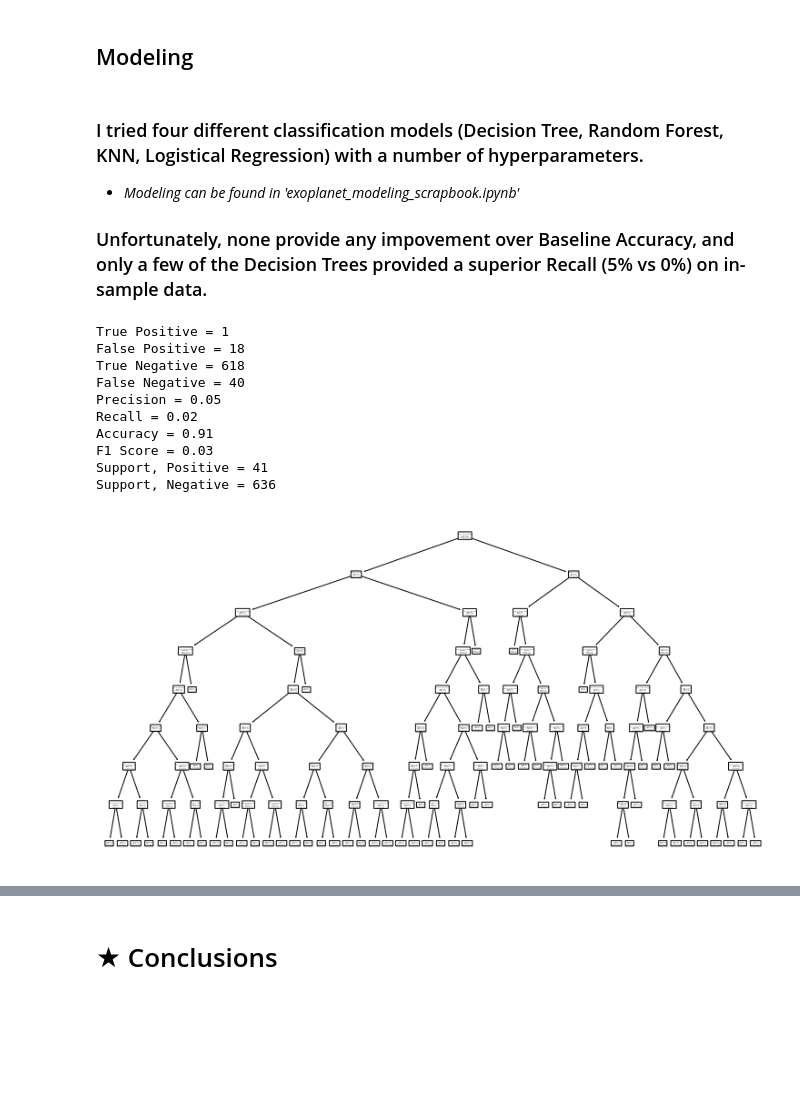
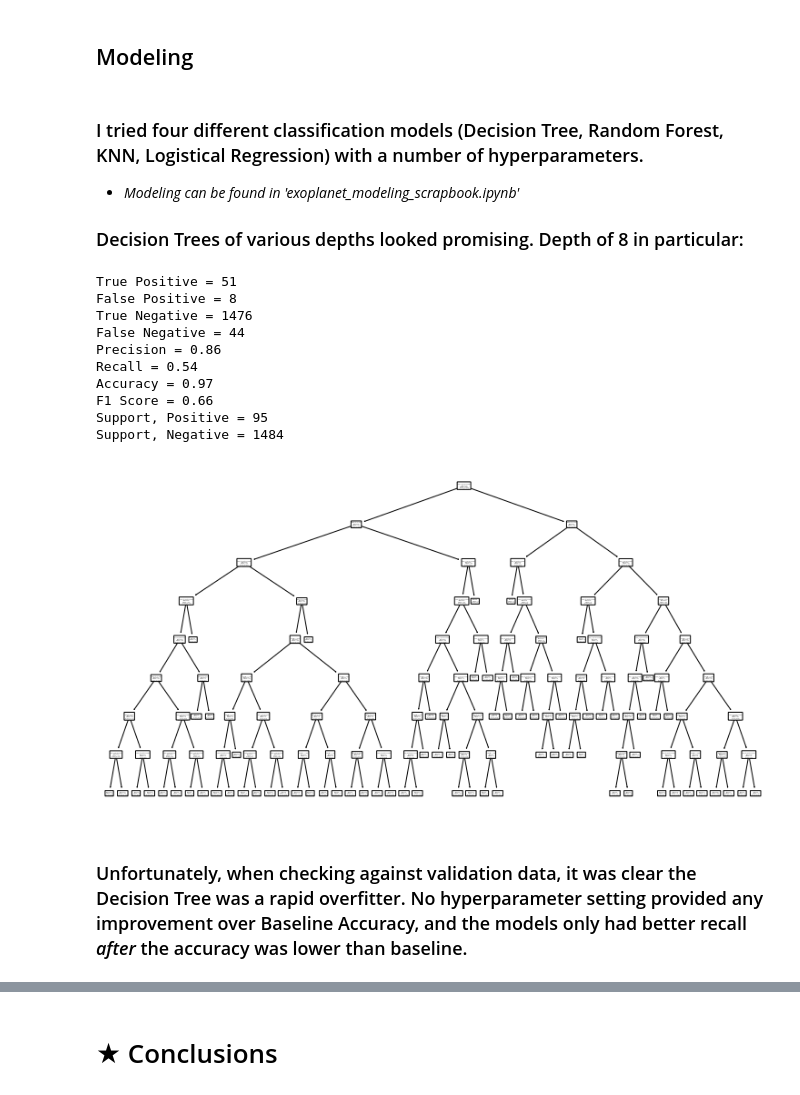
Before and after one commit to Miller-Ryan-1/exoplanet-analysis, a Jupyter notebook: exoplanet_study_notebook.ipynb, the cells around one changed output, grey strips where cells are left out. Cells and saved outputs as stored; diff of their text form; code cells hidden in the pictures; blank space fills up the shorter version.

```diff
--- a/exoplanet_study_notebook.ipynb
+++ b/exoplanet_study_notebook.ipynb
@@ -421,32 +463,34 @@ Baseline accuracy: 0.94
 ### I tried four different classification models (Decision Tree, Random Forest, KNN, Logistical Regression) with a number of hyperparameters.
 - *Modeling can be found in 'exoplanet_modeling_scrapbook.ipynb'*
 
-### Unfortunately, none provide any impovement over Baseline Accuracy, and only a few of the Decision Trees provided a superior Recall (5% vs 0%) on in-sample data.
+### Decision Trees of various depths looked promising.  Depth of 8 in particular:
 # %%
 # Decision Tree with k=8 leaves
 tree = DecisionTreeClassifier(max_depth=8, random_state=123)
 tree = tree.fit(X_train, y_train)
-y_tree_pred = tree.predict(X_validate)
-result = pd.DataFrame(confusion_matrix(y_validate, y_tree_pred))
+y_tree_pred = tree.predict(X_train)
+result = pd.DataFrame(confusion_matrix(y_train, y_tree_pred))
 results = matrix_result_2d(result)
 results['model'] = 'Decision Tree, Depth = 8'
 
 # Print Summary
 matrix_result_2d(result, output='print')
 
 # Plot Tree
 plt.figure(figsize=(13, 7))
 plot_tree(tree, feature_names=X_train.columns, class_names=tree.classes_, rounded=True)
 plt.show()
 # %% [output]
-True Positive = 1
-False Positive = 18
-True Negative = 618
-False Negative = 40
-Precision = 0.05
-Recall = 0.02
-Accuracy = 0.91
-F1 Score = 0.03
-Support, Positive = 41
-Support, Negative = 636
+True Positive = 51
+False Positive = 8
+True Negative = 1476
+False Negative = 44
+Precision = 0.86
+Recall = 0.54
+Accuracy = 0.97
+F1 Score = 0.66
+Support, Positive = 95
+Support, Negative = 1484
-[figure, old version]
+[figure, new version]
+# %% [markdown]
+### Unfortunately, when checking against validation data, it was clear the Decision Tree was a rapid overfitter.   No hyperparameter setting provided any improvement over Baseline Accuracy, and the models only had better recall *after* the accuracy was lower than baseline.
```
Also changed, not shown: parts of 19 cells of this notebook.
